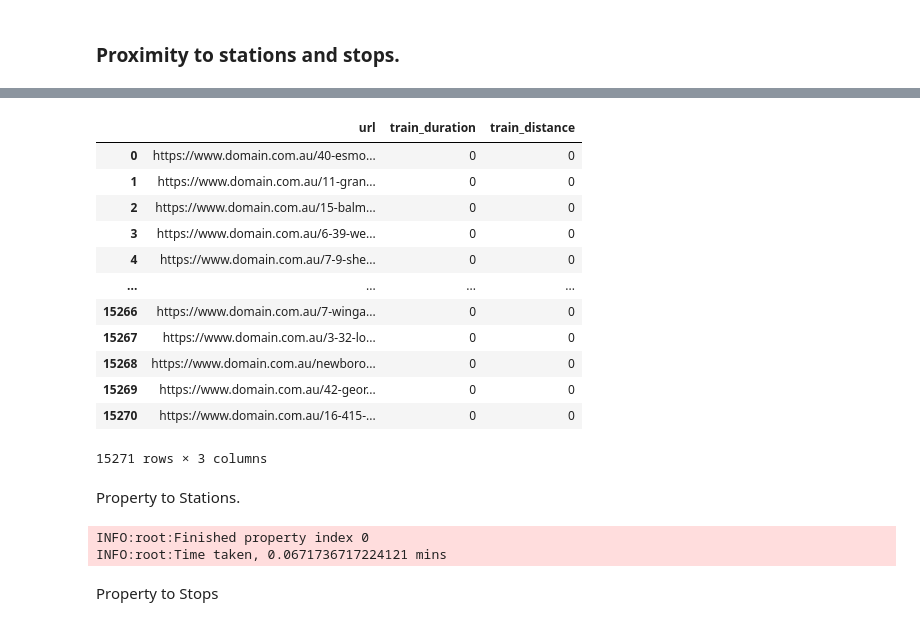
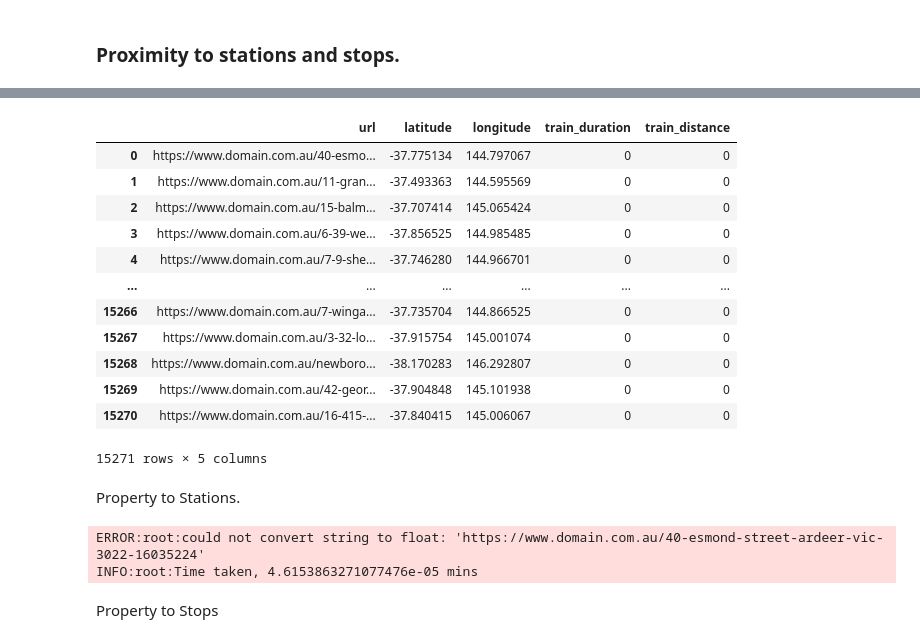
Before and after one commit to MAST30034-Applied-Data-Science/generic-real-estate-consulting-project-group-32, a Jupyter notebook: notebooks/publictransport.ipynb, the cells around one changed output, grey strips where cells are left out. Cells and saved outputs as stored; diff of their text form; code cells hidden in the pictures.

```diff
--- a/notebooks/publictransport.ipynb
+++ b/notebooks/publictransport.ipynb
@@ -192,24 +200,30 @@ CALL_RANGE = range(0, 1)
 # %%
 ##ONLY RUN THIS THE FIRST TIME. OUTPUT WILL BE OVERWRITTEN OTHERWISE. YOU HAVE BEEN WARNED
-url_col = df['url']
-property_to_ptv = pd.DataFrame(url_col.to_list(), columns=['url'])
-property_to_ptv["train_duration"] = 0
-property_to_ptv["train_distance"] = 0
-property_to_ptv
+
+#url_col = df['url']
+df.drop(df.columns.difference(['url','latitude', 'longitude']), 1, inplace=True)
+df["train_duration"] = 0
+df["train_distance"] = 0
+df
+df.to_csv("../data/curated/ptv_to_prop.csv",index = False)
-# %% [output]
-|  | url | train_duration | train_distance |
-| 0 | https://www.domain.com.au/40-esmo... | 0 | 0 |
-| 1 | https://www.domain.com.au/11-gran... | 0 | 0 |
-| 2 | https://www.domain.com.au/15-balm... | 0 | 0 |
-| 3 | https://www.domain.com.au/6-39-we... | 0 | 0 |
-| 4 | https://www.domain.com.au/7-9-she... | 0 | 0 |
-| ... | ... | ... | ... |
-| 15266 | https://www.domain.com.au/7-winga... | 0 | 0 |
-| 15267 | https://www.domain.com.au/3-32-lo... | 0 | 0 |
-| 15268 | https://www.domain.com.au/newboro... | 0 | 0 |
-| 15269 | https://www.domain.com.au/42-geor... | 0 | 0 |
-| 15270 | https://www.domain.com.au/16-415-... | 0 | 0 |
-15271 rows × 3 columns
+# %%
+property_to_ptv = pd.read_csv("../data/curated/ptv_to_prop.csv")
+#print(property_to_ptv.head(5))
+property_to_ptv
+# %% [output]
+|  | url | latitude | longitude | train_duration | train_distance |
+| 0 | https://www.domain.com.au/40-esmo... | -37.775134 | 144.797067 | 0 | 0 |
+| 1 | https://www.domain.com.au/11-gran... | -37.493363 | 144.595569 | 0 | 0 |
+| 2 | https://www.domain.com.au/15-balm... | -37.707414 | 145.065424 | 0 | 0 |
+| 3 | https://www.domain.com.au/6-39-we... | -37.856525 | 144.985485 | 0 | 0 |
+| 4 | https://www.domain.com.au/7-9-she... | -37.746280 | 144.966701 | 0 | 0 |
+| ... | ... | ... | ... | ... | ... |
+| 15266 | https://www.domain.com.au/7-winga... | -37.735704 | 144.866525 | 0 | 0 |
+| 15267 | https://www.domain.com.au/3-32-lo... | -37.915754 | 145.001074 | 0 | 0 |
+| 15268 | https://www.domain.com.au/newboro... | -38.170283 | 146.292807 | 0 | 0 |
+| 15269 | https://www.domain.com.au/42-geor... | -37.904848 | 145.101938 | 0 | 0 |
+| 15270 | https://www.domain.com.au/16-415-... | -37.840415 | 145.006067 | 0 | 0 |
+15271 rows × 5 columns
 # %% [markdown]
 Property to Stations.
 # %%
@@ -230,8 +244,8 @@ for i in CALL_RANGE:
         # This makes the call
         # 144.7970672, -37.7751338,
         dis, dur = travel_time(
-            df.iloc[i, -3],
-            df.iloc[i, -4],
+            property_to_ptv.iloc[i, -3],
+            property_to_ptv.iloc[i, -4],
             train_longs[candidate],
             train_lats[candidate],
             api_key,
@@ -249,8 +263,8 @@ logging.info(f"Time taken, {(end_time - start_time)/60} mins")
 
 property_to_ptv.to_csv("../data/curated/ptv_to_prop.csv")
 # %% [output]
-INFO:root:Finished property index 0
-INFO:root:Time taken, 0.0671736717224121 mins
+ERROR:root:could not convert string to float: 'https://www.domain.com.au/40-esmond-street-ardeer-vic-3022-16035224'
+INFO:root:Time taken, 4.6153863271077476e-05 mins
 # %% [markdown]
 Property to Stops
 # %%
```
Also changed, not shown: parts of 2 cells of this notebook.
